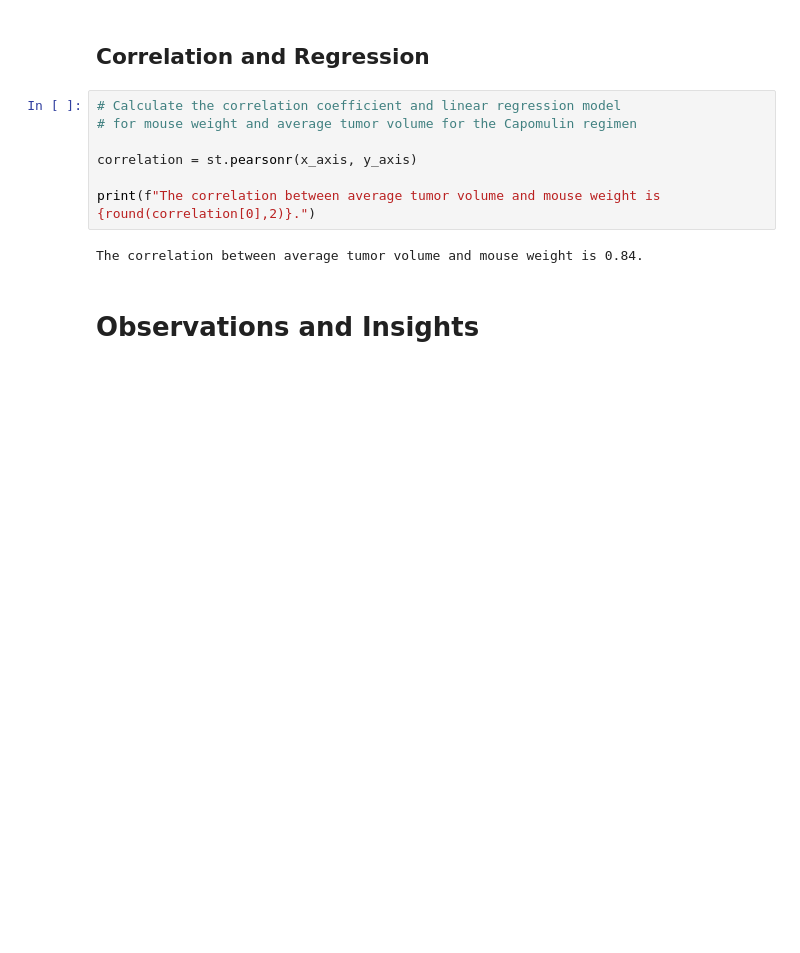
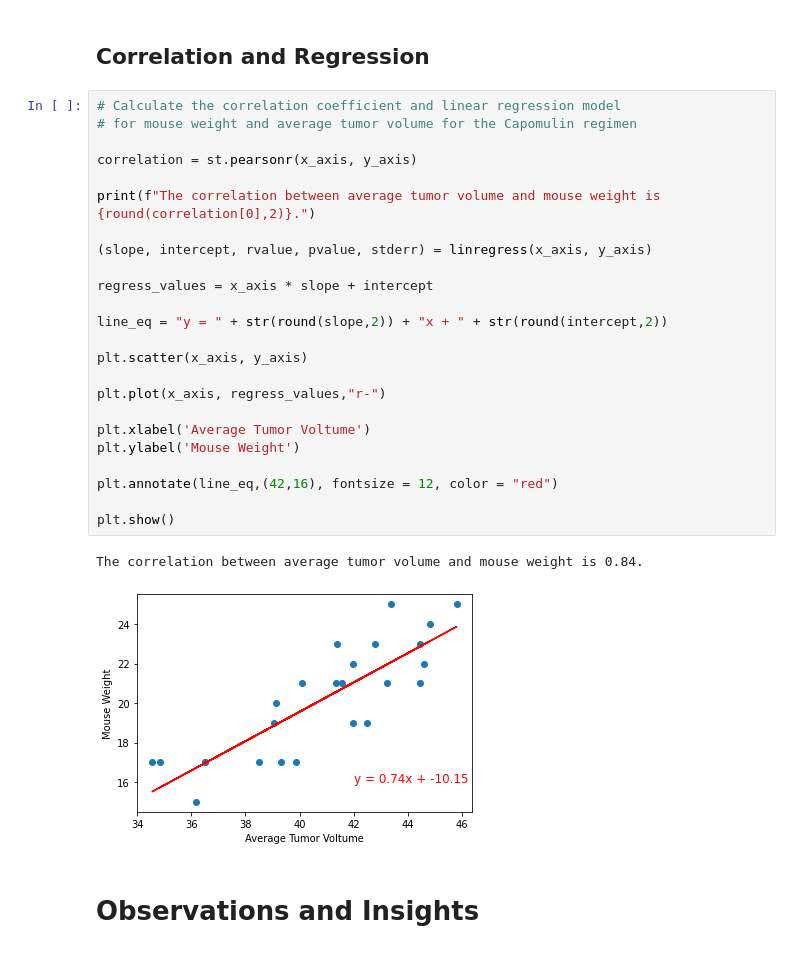
Before and after one commit to cveras33/matplotlib-challenge, a Jupyter notebook: Pymaceuticals/pymaceuticals_starter.ipynb, the cells around one changed output. Cells and saved outputs as stored; diff of their text form; blank space fills up the shorter version.

Commit message:
Completed Correlation and Regression Section

```diff
--- a/Pymaceuticals/pymaceuticals_starter.ipynb
+++ b/Pymaceuticals/pymaceuticals_starter.ipynb
@@ -271,11 +272,29 @@ plt.savefig('scatter_plot.png', dpi=72, bbox_inches='tight')
 # %%
 # Calculate the correlation coefficient and linear regression model
 # for mouse weight and average tumor volume for the Capomulin regimen
 
 correlation = st.pearsonr(x_axis, y_axis)
 
 print(f"The correlation between average tumor volume and mouse weight is {round(correlation[0],2)}.")
+
+(slope, intercept, rvalue, pvalue, stderr) = linregress(x_axis, y_axis)
+
+regress_values = x_axis * slope + intercept
+
+line_eq = "y = " + str(round(slope,2)) + "x + " + str(round(intercept,2))
+
+plt.scatter(x_axis, y_axis)
+
+plt.plot(x_axis, regress_values,"r-")
+
+plt.xlabel('Average Tumor Voltume')
+plt.ylabel('Mouse Weight')
+
+plt.annotate(line_eq,(42,16), fontsize = 12, color = "red")
+
+plt.show()
 # %% [output]
 The correlation between average tumor volume and mouse weight is 0.84.
+[figure, added]
 # %% [markdown]
 # Observations and Insights
```
Also changed, not shown: parts of 1 cell of this notebook.
